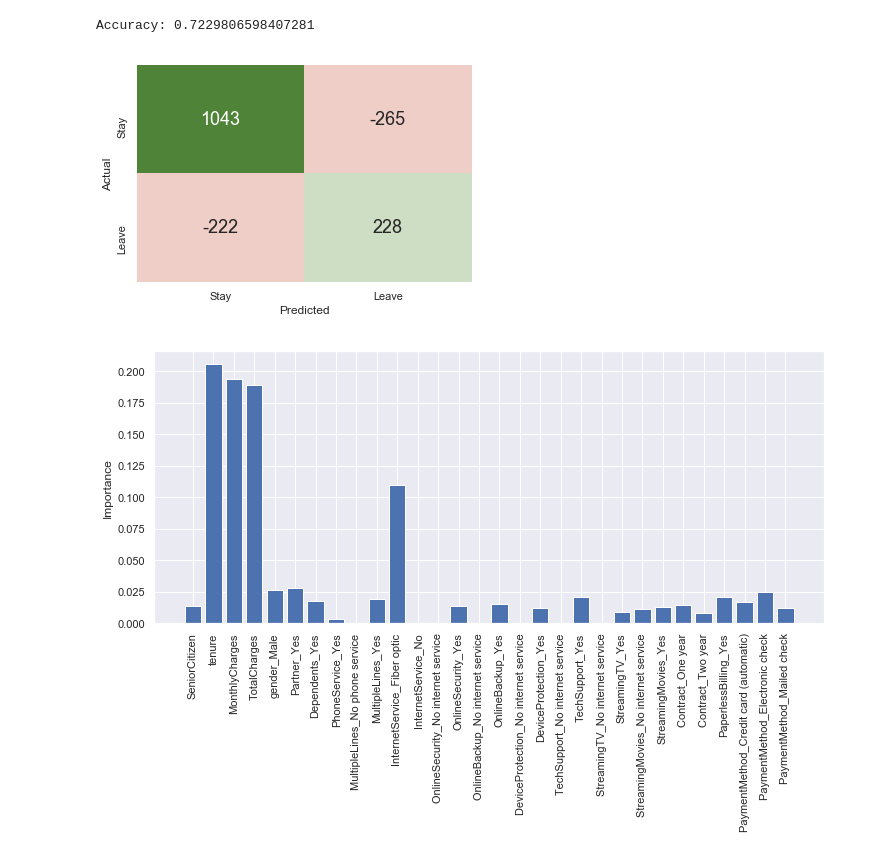
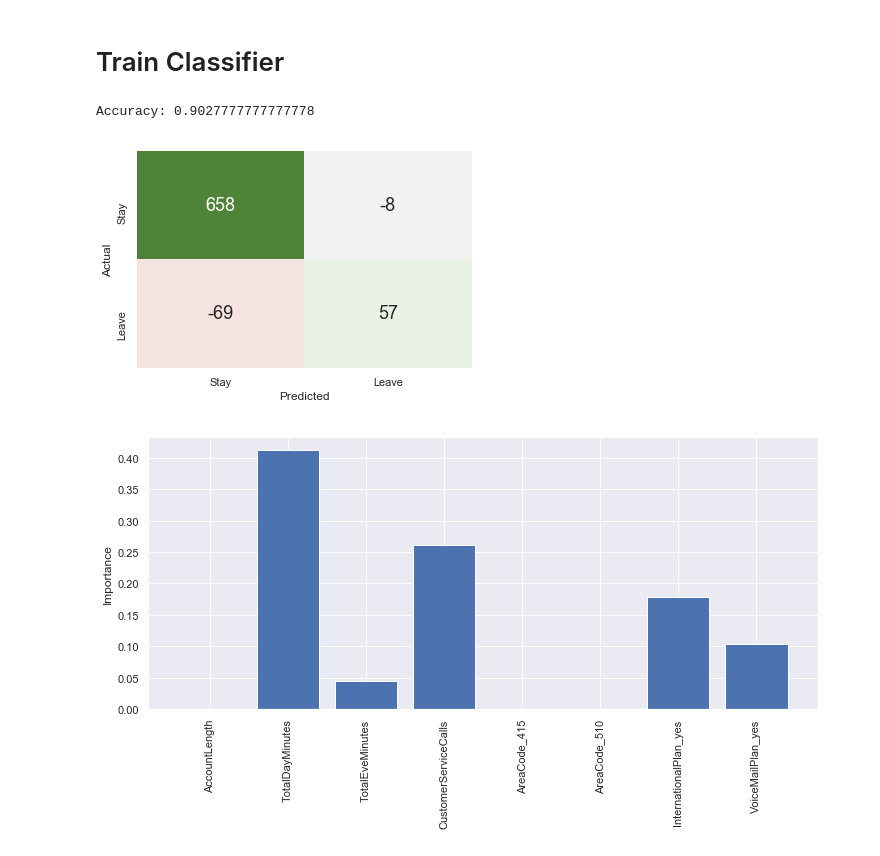
Before and after one commit to robianmcd/classifier-demo, a Jupyter notebook: telco-churn.ipynb, the cells around one changed output. Saved outputs shown, nothing was run; the diff lists cells and outputs as text; code cells hidden in the pictures.

```diff
--- a/telco-churn.ipynb
+++ b/telco-churn.ipynb
@@ -57,0 +21,18 @@ data
+# %%
+#data = pd.read_csv('./telco.csv')
+#data['Churn'] = pd.Categorical(data['Churn']).codes
+#non_numeric_columns = data.select_dtypes(include=['object']).columns.tolist()
+
+data = pd.read_csv('./telco2-simple.csv')
+data = data.drop(['State'], axis='columns')
+
+non_numeric_columns = ['AreaCode', 'InternationalPlan', 'VoiceMailPlan']
+
+data = pd.get_dummies(data, columns=non_numeric_columns, drop_first=True)
+
+input = data.drop('Churn', axis='columns')
+target = data['Churn']
+
+input_train, input_test, target_train, target_test = train_test_split(input, target, test_size=0.25)
+
+data
@@ -58,11 +58,13 @@ data
+# %% [markdown]
+# Train Classifier
 # %%
 #TODO add class_weights
 
-# classifier = LinearSVC()
-# classifier = SVC()
-# classifier = KNeighborsClassifier()
-classifier = DecisionTreeClassifier() #min_samples_leaf=0.01, max_depth=3
-# classifier = RandomForestClassifier(n_estimators=50) #oob_score=True, class_weight={0:1, 1:10000000}
+#classifier = LinearSVC()
+#classifier = SVC()
+#classifier = KNeighborsClassifier()
+classifier = DecisionTreeClassifier(max_depth=3) #min_samples_leaf=0.01, max_depth=3
+#classifier = RandomForestClassifier(n_estimators=50) #oob_score=True, class_weight={0:1, 1:10000000}, n_estimators=50
 
 classifier.fit(input_train, target_train)
 
@@ -70,29 +72,30 @@ target_predicted = classifier.predict(input_test)
 print('Accuracy:', metrics.accuracy_score(target_test, target_predicted))
 #print('Random Forest Accuracy:', classifier.oob_score_)
 # %% [output]
-Accuracy: 0.7229806598407281
+Accuracy: 0.9027777777777778
 # %%
 heat_map = metrics.confusion_matrix(target_test, target_predicted)
 
 heat_map[0,1] *= -1
 heat_map[1,0] *= -1
 
+mpl.rcParams.update({'font.size': 18})
 sns.heatmap(
     heat_map,
     annot=True,
     fmt="d",
     cbar=False,
     xticklabels=['Stay', 'Leave'],
     yticklabels=['Stay', 'Leave'],
     center=0,
-    cmap=sns.diverging_palette(20, 120, n=9)
+    cmap=sns.diverging_palette(20, 120, n=100)
 )
 
 plt.xlabel('Predicted')
 plt.ylabel('Actual')
 plt.show()
 # %% [output]
-[figure, old version]
+[figure, new version]
 # %%
 np.arange(5)
 
@@ -107,7 +110,7 @@ fig.set_size_inches(12, 5)
 
 plt.show()
 # %% [output]
-[figure, old version]
+[figure, new version]
 # %%
 stayUsers = input[target == 0]
 leaveUsers = input[target == 1]
```
Also changed, not shown: parts of 5 cells of this notebook, 1 other file.
